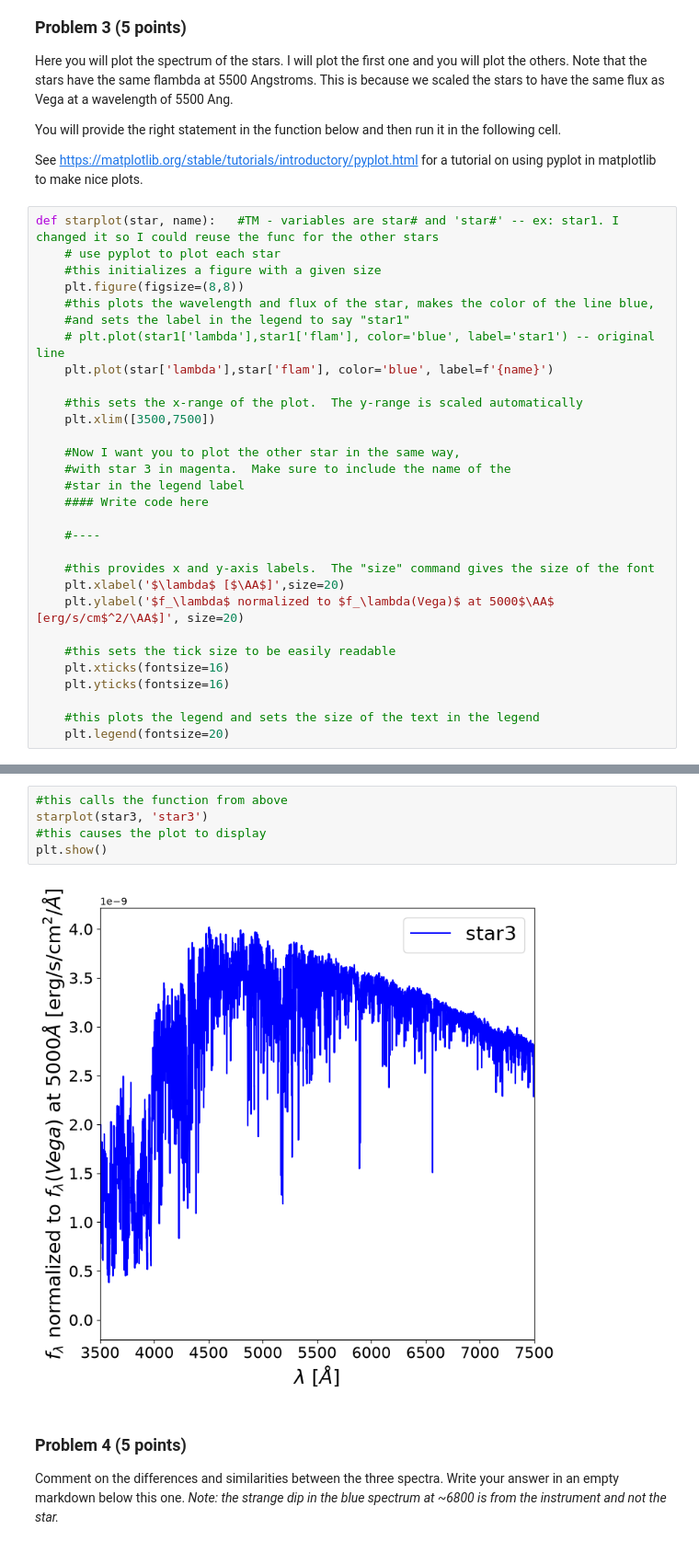
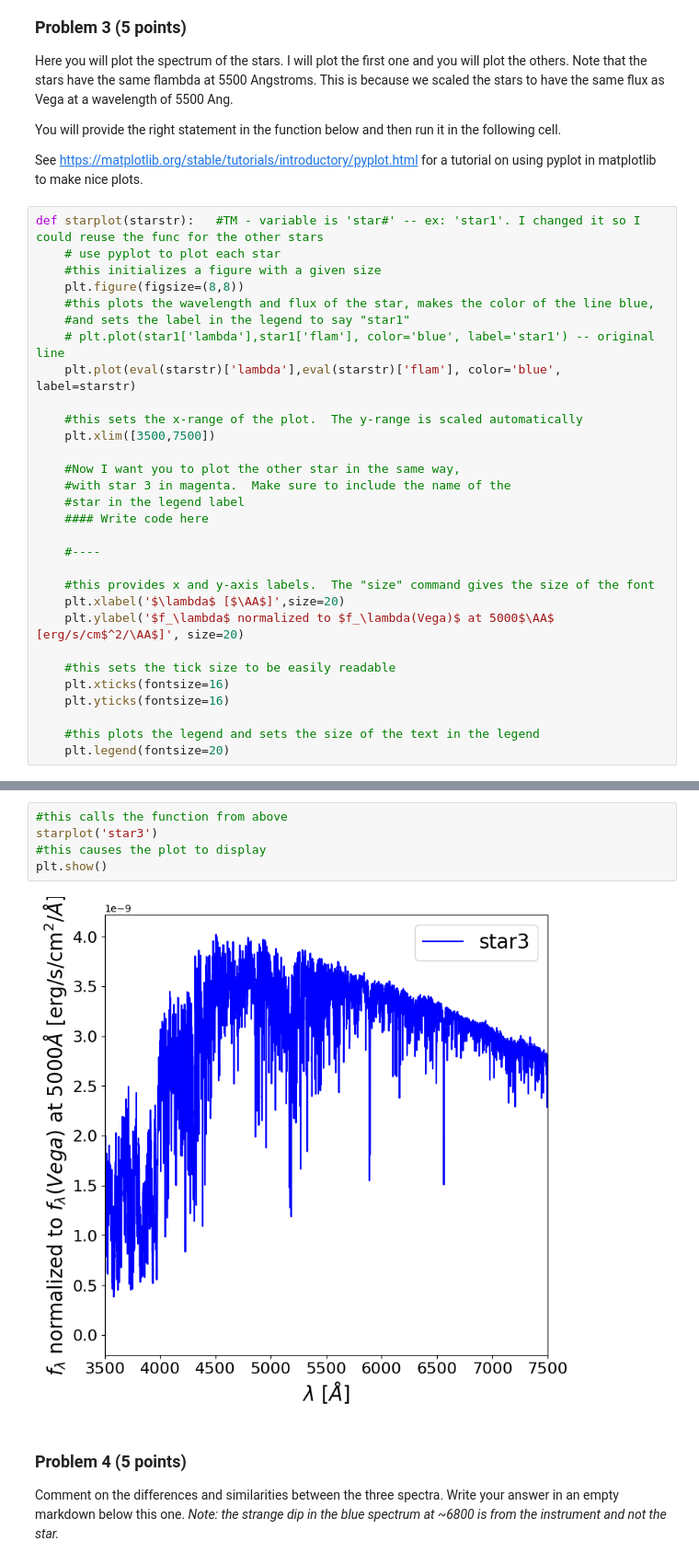
Before and after one commit to terrymechem/Stellar-spectral-analysis, a Jupyter notebook: astr596-stellar-spectra-analysis-student.ipynb, the cells around one changed output, grey strips where cells are left out. Shown at 92% size. Cells and saved outputs as stored; diff of their text form.

```diff
--- a/astr596-stellar-spectra-analysis-student.ipynb
+++ b/astr596-stellar-spectra-analysis-student.ipynb
@@ -187,14 +193,14 @@ You will provide the right statement in the function below and then run it in th
 
 See https://matplotlib.org/stable/tutorials/introductory/pyplot.html for a tutorial on using pyplot in matplotlib to make nice plots.
 # %%
-def starplot(star, name):   #TM - variables are star# and 'star#' -- ex: star1. I changed it so I could reuse the func for the other stars
+def starplot(starstr):   #TM - variable is 'star#' -- ex: 'star1'. I changed it so I could reuse the func for the other stars
     # use pyplot to plot each star
     #this initializes a figure with a given size
     plt.figure(figsize=(8,8))
     #this plots the wavelength and flux of the star, makes the color of the line blue,
     #and sets the label in the legend to say "star1"
     # plt.plot(star1['lambda'],star1['flam'], color='blue', label='star1') -- original line
-    plt.plot(star['lambda'],star['flam'], color='blue', label=f'{name}')
+    plt.plot(eval(starstr)['lambda'],eval(starstr)['flam'], color='blue', label=starstr)
 
     #this sets the x-range of the plot.  The y-range is scaled automatically
     plt.xlim([3500,7500])
@@ -233,10 +239,10 @@ plt.show()
 # %%
 #this calls the function from above
-starplot(star3, 'star3')
+starplot('star3')
 #this causes the plot to display
 plt.show()
 # %% [output]
-[figure, old version]
+[figure, new version]
 # %% [markdown]
 ### Problem 4 (5 points)
 Comment on the differences and similarities between the three spectra.  Write your answer in an empty markdown below this one. *Note: the strange dip in the blue spectrum at ~6800 is from the instrument and not the star.*
```
Also changed, not shown: parts of 18 cells of this notebook.
